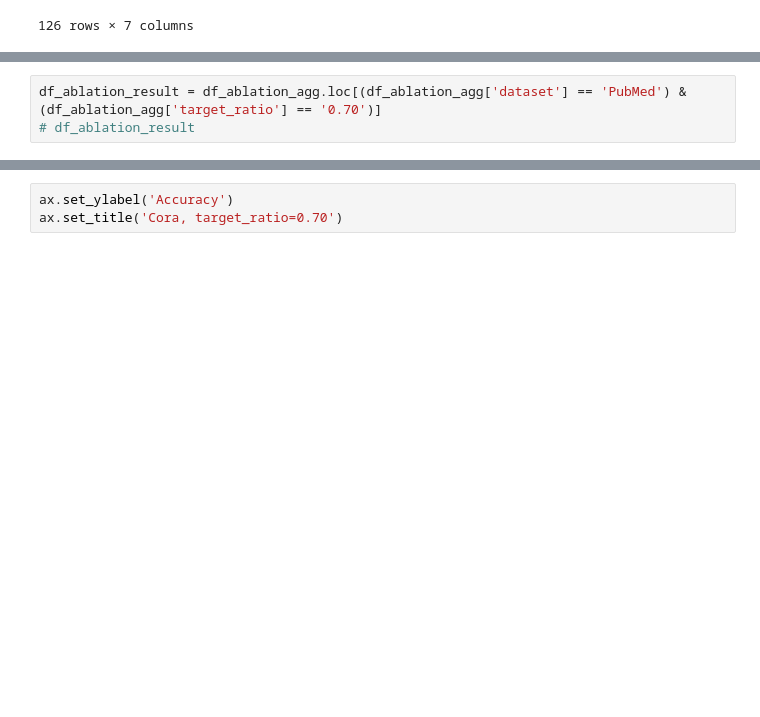
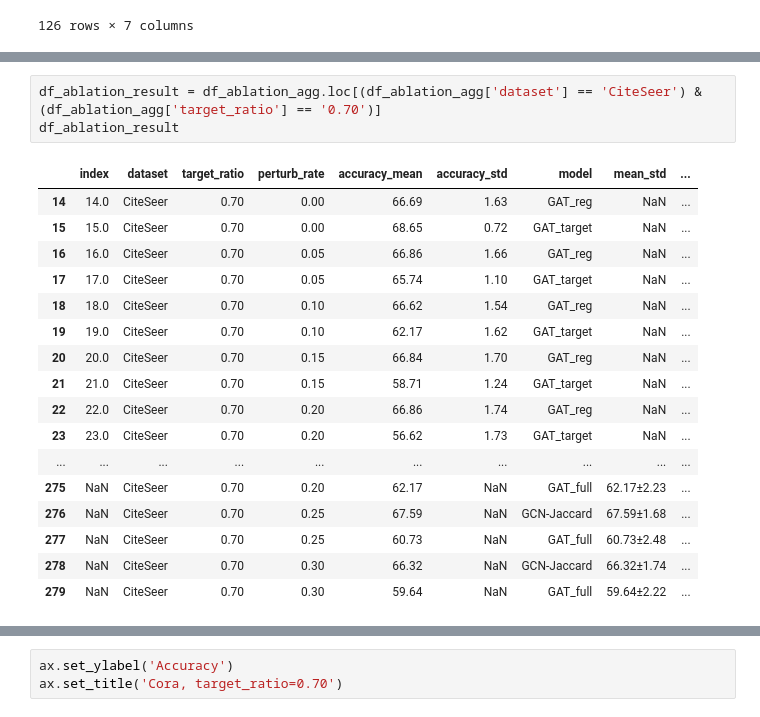
Before and after one commit to FDUguchunhui/latent-space-constraint-GNN, a Jupyter notebook: notebook/analysis/aggregation.ipynb, the cells around one changed output, grey strips where cells are left out. Saved outputs shown, nothing was run; the diff lists cells and outputs as text; blank space fills up the shorter version.

```diff
--- a/notebook/analysis/aggregation.ipynb
+++ b/notebook/analysis/aggregation.ipynb
@@ -346,4 +338,22 @@ df_ablation_agg
 # %%
-df_ablation_result = df_ablation_agg.loc[(df_ablation_agg['dataset'] == 'PubMed') & (df_ablation_agg['target_ratio'] == '0.70')]
-# df_ablation_result
+df_ablation_result = df_ablation_agg.loc[(df_ablation_agg['dataset'] == 'CiteSeer') & (df_ablation_agg['target_ratio'] == '0.70')]
+df_ablation_result
+# %% [output]
+|  | index | dataset | target_ratio | perturb_rate | accuracy_mean | accuracy_std | model | mean_std | ... |
+| 14 | 14.0 | CiteSeer | 0.70 | 0.00 | 66.69 | 1.63 | GAT_reg | NaN | ... |
+| 15 | 15.0 | CiteSeer | 0.70 | 0.00 | 68.65 | 0.72 | GAT_target | NaN | ... |
+| 16 | 16.0 | CiteSeer | 0.70 | 0.05 | 66.86 | 1.66 | GAT_reg | NaN | ... |
+| 17 | 17.0 | CiteSeer | 0.70 | 0.05 | 65.74 | 1.10 | GAT_target | NaN | ... |
+| 18 | 18.0 | CiteSeer | 0.70 | 0.10 | 66.62 | 1.54 | GAT_reg | NaN | ... |
+| 19 | 19.0 | CiteSeer | 0.70 | 0.10 | 62.17 | 1.62 | GAT_target | NaN | ... |
+| 20 | 20.0 | CiteSeer | 0.70 | 0.15 | 66.84 | 1.70 | GAT_reg | NaN | ... |
+| 21 | 21.0 | CiteSeer | 0.70 | 0.15 | 58.71 | 1.24 | GAT_target | NaN | ... |
+| 22 | 22.0 | CiteSeer | 0.70 | 0.20 | 66.86 | 1.74 | GAT_reg | NaN | ... |
+| 23 | 23.0 | CiteSeer | 0.70 | 0.20 | 56.62 | 1.73 | GAT_target | NaN | ... |
+| ... | ... | ... | ... | ... | ... | ... | ... | ... | ... |
+| 275 | NaN | CiteSeer | 0.70 | 0.20 | 62.17 | NaN | GAT_full | 62.17±2.23 | ... |
+| 276 | NaN | CiteSeer | 0.70 | 0.25 | 67.59 | NaN | GCN-Jaccard | 67.59±1.68 | ... |
+| 277 | NaN | CiteSeer | 0.70 | 0.25 | 60.73 | NaN | GAT_full | 60.73±2.48 | ... |
+| 278 | NaN | CiteSeer | 0.70 | 0.30 | 66.32 | NaN | GCN-Jaccard | 66.32±1.74 | ... |
+| 279 | NaN | CiteSeer | 0.70 | 0.30 | 59.64 | NaN | GAT_full | 59.64±2.22 | ... |
 # %%
```
Also changed, not shown: parts of 6 cells of this notebook, 4 other files.
